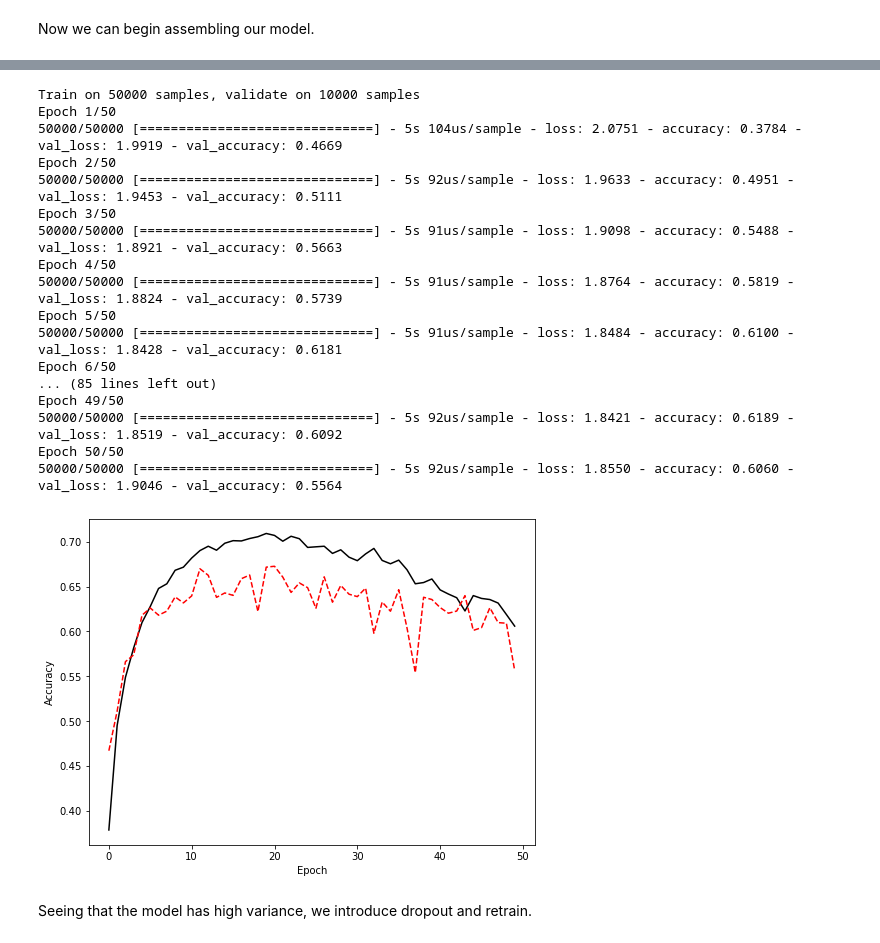
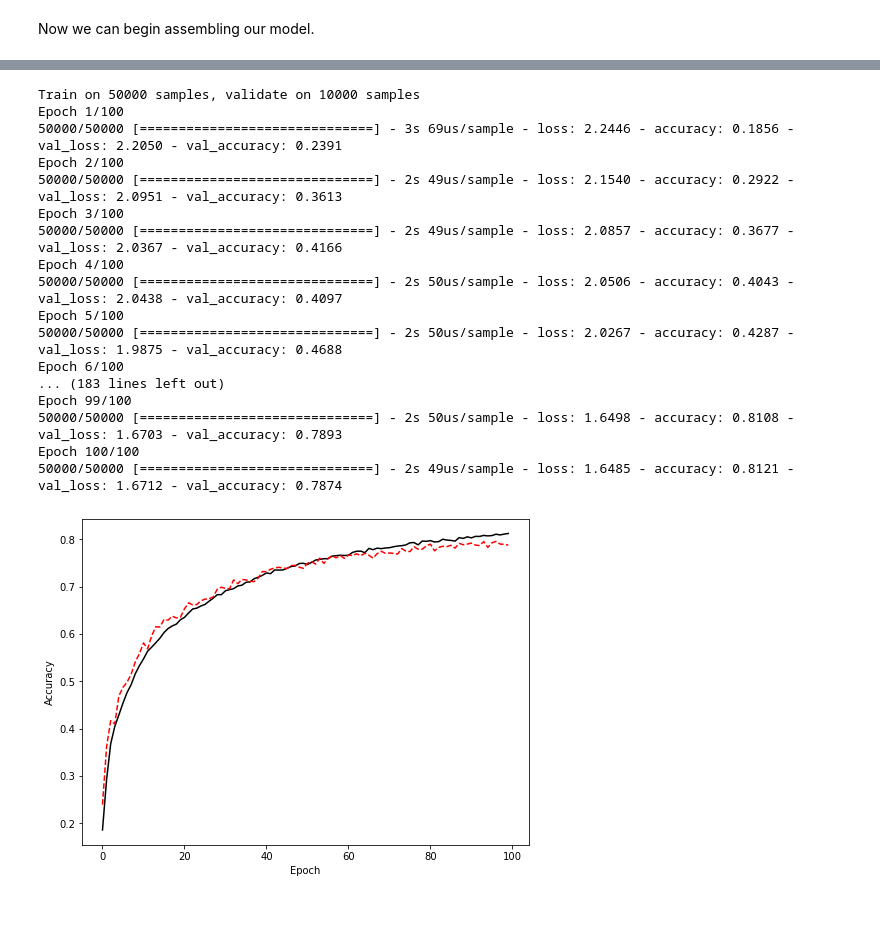
Before and after one commit to sambethune/pattern_analysis, a Jupyter notebook: demo_sheet_2/CIFAR10.ipynb, the cells around one changed output, grey strips where cells are left out. Drawn from its saved outputs; the diff is of its cells as text; code cells hidden in the pictures; blank space fills up the shorter version.

```diff
--- a/demo_sheet_2/CIFAR10.ipynb
+++ b/demo_sheet_2/CIFAR10.ipynb
@@ -40,17 +40,30 @@ train_x, test_x = (train_x/255 - .5, test_x/255 - .5)
 Now we can begin assembling our model.
 # %%
 model = keras.Sequential([
-    keras.layers.Conv2D(32, 3, activation='relu', input_shape=(h, w, n_chan)),
-    keras.layers.MaxPooling2D(pool_size=(2, 2), padding='valid'),
+    keras.layers.Conv2D(32, 3, activation='relu', padding='same', input_shape=(h, w, n_chan)),
+    keras.layers.Conv2D(32, 3, activation='relu', padding='valid'),
+    keras.layers.MaxPooling2D(pool_size=(2, 2)),
+    keras.layers.Dropout(.2),
+
+    keras.layers.Conv2D(64, 3, activation='relu', padding='same'),
     keras.layers.Conv2D(64, 3, activation='relu', padding='valid'),
     keras.layers.MaxPooling2D(pool_size=(2, 2), padding='valid'),
+    keras.layers.Dropout(.2),
+
+    keras.layers.Conv2D(64, 3, activation='relu', padding='same'),
     keras.layers.Conv2D(64, 3, activation='relu', padding='valid'),
     keras.layers.MaxPooling2D(pool_size=(2, 2), padding='valid'),
+
     keras.layers.Flatten(),
+    keras.layers.Dropout(.4),
     keras.layers.Dense(500, activation='relu'),
+    keras.layers.Dropout(.3),
+    keras.layers.Dense(100, activation='relu'),
     keras.layers.Dense(len(class_names), activation='softmax')
     ])
 
-model.compile(optimizer='adam',
+model.compile(optimizer=adam(lr=(5*10**-4)),
               loss=tf.keras.losses.SparseCategoricalCrossentropy(from_logits=True),
               metrics=['accuracy'])
+
+model.summary()
@@ -77,34 +88,32 @@ _________________________________________________________________
 # %%
-history = model.fit(train_x, train_y, epochs=50,
+history = model.fit(train_x, train_y, epochs=100, batch_size=500,
                     validation_data=(test_x, test_y), verbose=1)
 
 fig, ax = plt.subplots(figsize=(8, 6))
 
 ax.plot(history.history['accuracy'], 'k', label='accuracy')
 ax.plot(history.history['val_accuracy'], 'r--', label = 'val_accuracy')
 ax.set_xlabel('Epoch')
 ax.set_ylabel('Accuracy')
 ax.legend
 
 fig.show()
 # %% [output]
 Train on 50000 samples, validate on 10000 samples
-Epoch 1/50
-50000/50000 [==============================] - 5s 104us/sample - loss: 2.0751 - accuracy: 0.3784 - val_loss: 1.9919 - val_accuracy: 0.4669
-Epoch 2/50
-50000/50000 [==============================] - 5s 92us/sample - loss: 1.9633 - accuracy: 0.4951 - val_loss: 1.9453 - val_accuracy: 0.5111
-Epoch 3/50
-50000/50000 [==============================] - 5s 91us/sample - loss: 1.9098 - accuracy: 0.5488 - val_loss: 1.8921 - val_accuracy: 0.5663
-Epoch 4/50
-50000/50000 [==============================] - 5s 91us/sample - loss: 1.8764 - accuracy: 0.5819 - val_loss: 1.8824 - val_accuracy: 0.5739
-Epoch 5/50
-50000/50000 [==============================] - 5s 91us/sample - loss: 1.8484 - accuracy: 0.6100 - val_loss: 1.8428 - val_accuracy: 0.6181
-Epoch 6/50
-... (85 lines left out)
-Epoch 49/50
-50000/50000 [==============================] - 5s 92us/sample - loss: 1.8421 - accuracy: 0.6189 - val_loss: 1.8519 - val_accuracy: 0.6092
-Epoch 50/50
-50000/50000 [==============================] - 5s 92us/sample - loss: 1.8550 - accuracy: 0.6060 - val_loss: 1.9046 - val_accuracy: 0.5564
+Epoch 1/100
+50000/50000 [==============================] - 3s 69us/sample - loss: 2.2446 - accuracy: 0.1856 - val_loss: 2.2050 - val_accuracy: 0.2391
+Epoch 2/100
+50000/50000 [==============================] - 2s 49us/sample - loss: 2.1540 - accuracy: 0.2922 - val_loss: 2.0951 - val_accuracy: 0.3613
+Epoch 3/100
+50000/50000 [==============================] - 2s 49us/sample - loss: 2.0857 - accuracy: 0.3677 - val_loss: 2.0367 - val_accuracy: 0.4166
+Epoch 4/100
+50000/50000 [==============================] - 2s 50us/sample - loss: 2.0506 - accuracy: 0.4043 - val_loss: 2.0438 - val_accuracy: 0.4097
+Epoch 5/100
+50000/50000 [==============================] - 2s 50us/sample - loss: 2.0267 - accuracy: 0.4287 - val_loss: 1.9875 - val_accuracy: 0.4688
+Epoch 6/100
+... (183 lines left out)
+Epoch 99/100
+50000/50000 [==============================] - 2s 50us/sample - loss: 1.6498 - accuracy: 0.8108 - val_loss: 1.6703 - val_accuracy: 0.7893
+Epoch 100/100
+50000/50000 [==============================] - 2s 49us/sample - loss: 1.6485 - accuracy: 0.8121 - val_loss: 1.6712 - val_accuracy: 0.7874
-[figure, old version]
+[figure, new version]
-# %% [markdown]
-Seeing that the model has high variance, we introduce dropout and retrain.
```
Also changed, not shown: parts of 3 cells of this notebook.
